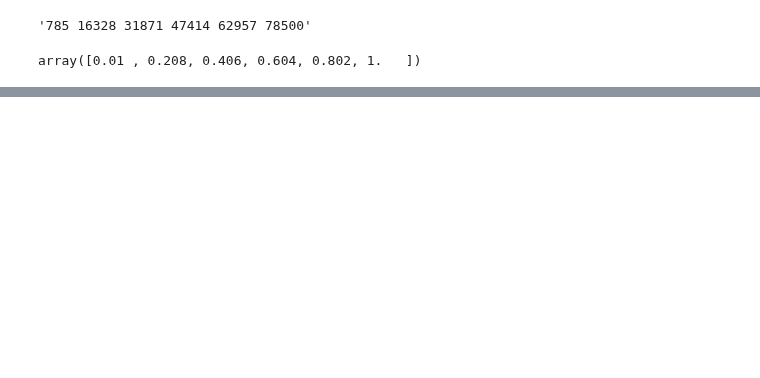
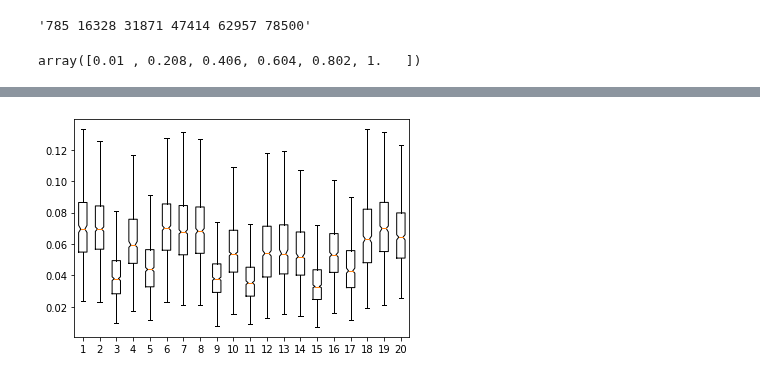
Before and after one commit to Fuzzy-Face/JSAC_FL, a Jupyter notebook: temp.ipynb, the cells around one changed output, grey strips where cells are left out. Saved outputs shown, nothing was run; the diff lists cells and outputs as text; code cells hidden in the pictures; blank space fills up the shorter version.

```diff
--- a/temp.ipynb
+++ b/temp.ipynb
@@ -475,0 +522,4 @@ array([0.01 , 0.208, 0.406, 0.604, 0.802, 1.   ])
+# %%
+_=plt.boxplot(grad_normses[4000:], showfliers=False, notch=True, bootstrap = 1000)
+# %% [output]
+[figure, added]
```
Also changed, not shown: parts of 14 cells of this notebook, 4 other files.
